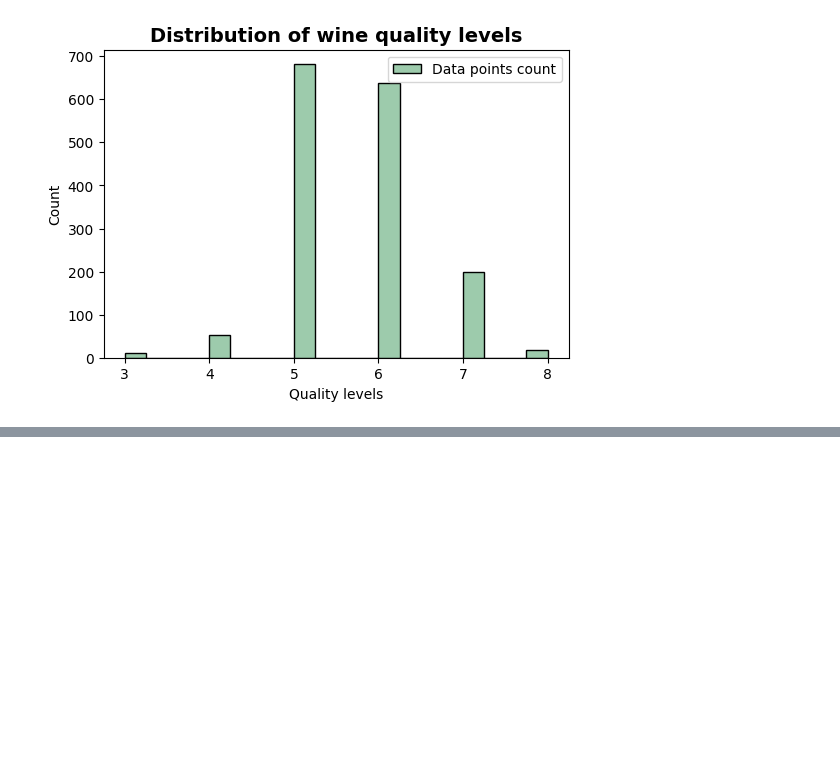
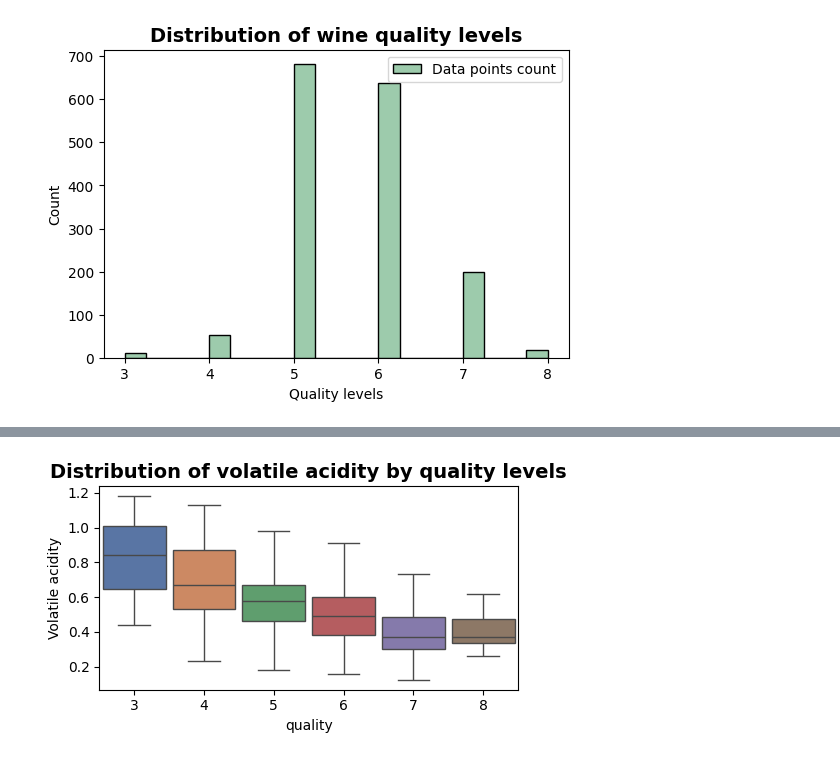
Before and after one commit to ShariYo/Modul2_Sprint3, a Jupyter notebook: project/main.ipynb, the cells around one changed output, grey strips where cells are left out. Cells and saved outputs as stored; diff of their text form; code cells hidden in the pictures; blank space fills up the shorter version.

```diff
--- a/project/main.ipynb
+++ b/project/main.ipynb
@@ -126,0 +147,12 @@ f_histogram(
+# %%
+#volatile_acidity
+f_boxplot(
+    data=redwine,
+    xaxis="quality",
+    yaxis="volatile_acidity",
+    hue="quality",
+    ylabel="Volatile acidity",
+    title="Distribution of volatile acidity by quality levels"
+)
+# %% [output]
+[figure, added]
```
Also changed, not shown: parts of 13 cells of this notebook, 1 other file.
